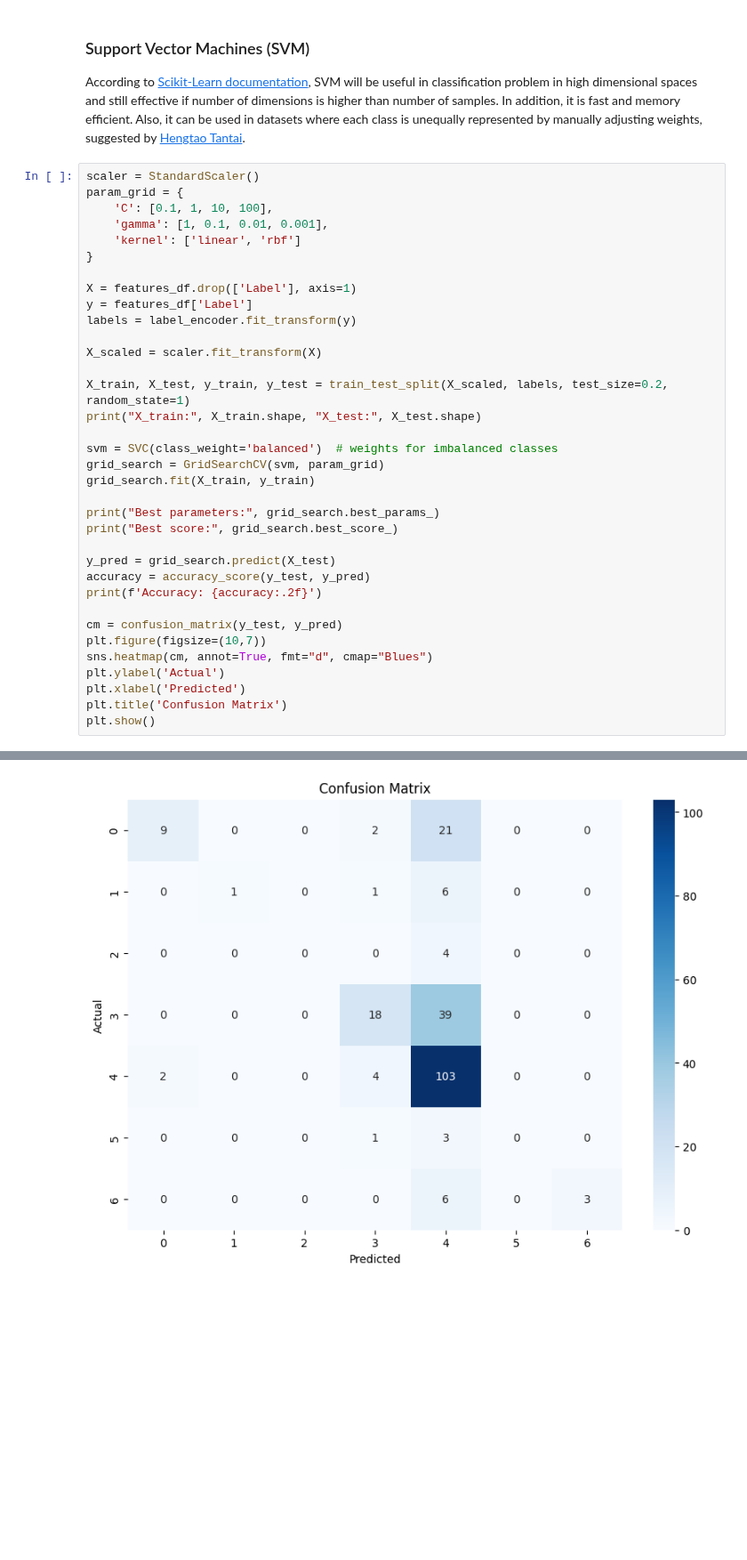
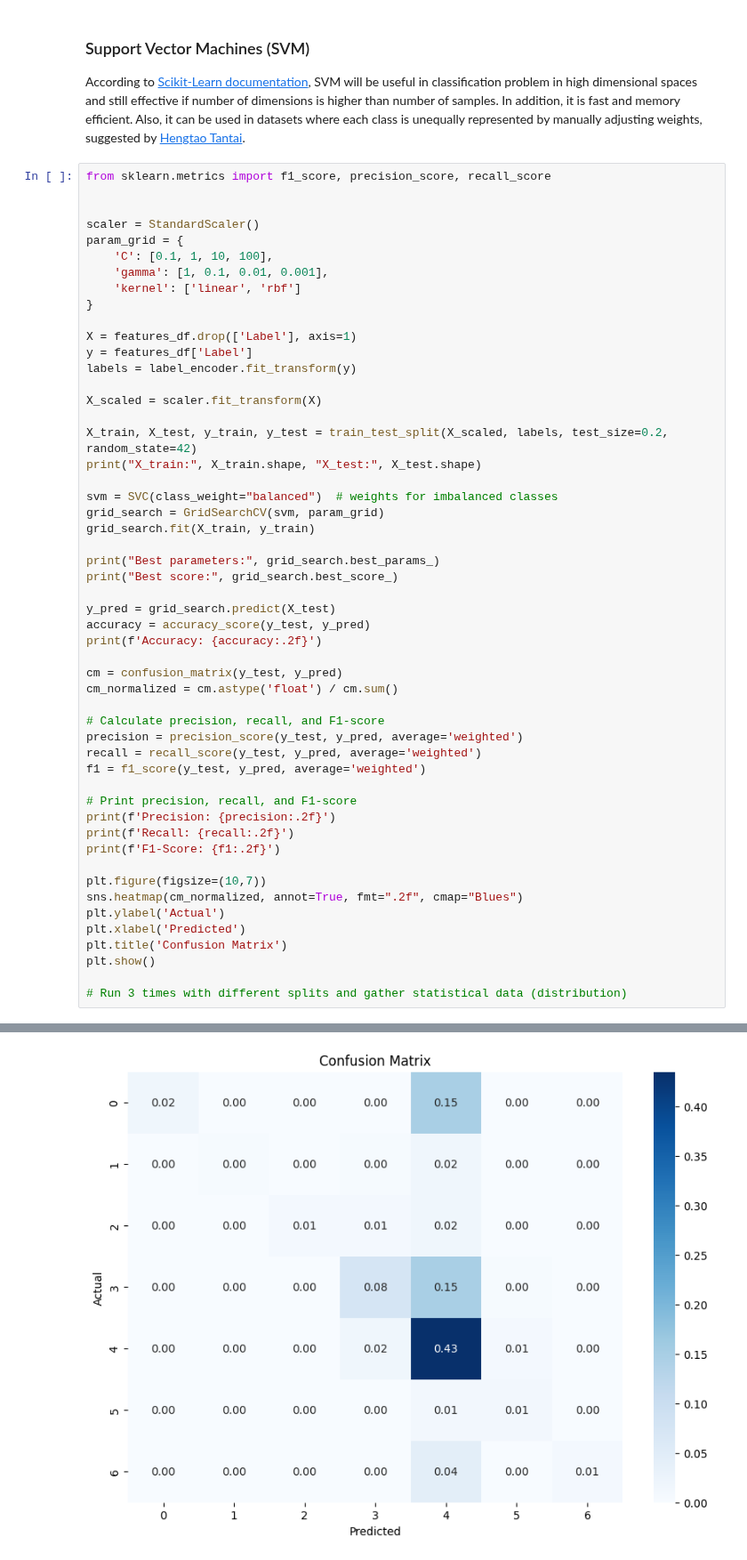
Before and after one commit to denskrlv/PosEmotion, a Jupyter notebook: posemotion.ipynb, the cells around one changed output, grey strips where cells are left out. Shown at 89% size. Drawn from its saved outputs; the diff is of its cells as text; blank space fills up the shorter version.

```diff
--- a/posemotion.ipynb
+++ b/posemotion.ipynb
@@ -469,6 +416,9 @@ Normalized Mutual Information: 0.035961257776306654
 
 According to [Scikit-Learn documentation](https://scikit-learn.org/stable/modules/svm.html), SVM will be useful in classification problem in high dimensional spaces and still effective if number of dimensions is higher than number of samples. In addition, it is fast and memory efficient. Also, it can be used in datasets where each class is unequally represented by manually adjusting weights, suggested by [Hengtao Tantai](https://medium.com/@zergtant/use-weighted-loss-function-to-solve-imbalanced-data-classification-problems-749237f38b75).
 # %%
+from sklearn.metrics import f1_score, precision_score, recall_score
+
+
 scaler = StandardScaler()
 param_grid = {
     'C': [0.1, 1, 10, 100],
@@ -482,10 +432,10 @@ labels = label_encoder.fit_transform(y)
 
 X_scaled = scaler.fit_transform(X)
 
-X_train, X_test, y_train, y_test = train_test_split(X_scaled, labels, test_size=0.2, random_state=1)
+X_train, X_test, y_train, y_test = train_test_split(X_scaled, labels, test_size=0.2, random_state=42)
 print("X_train:", X_train.shape, "X_test:", X_test.shape)
 
-svm = SVC(class_weight='balanced')  # weights for imbalanced classes
+svm = SVC(class_weight="balanced")  # weights for imbalanced classes
 grid_search = GridSearchCV(svm, param_grid)
 grid_search.fit(X_train, y_train)
 
@@ -497,12 +447,26 @@ accuracy = accuracy_score(y_test, y_pred)
 print(f'Accuracy: {accuracy:.2f}')
 
 cm = confusion_matrix(y_test, y_pred)
+cm_normalized = cm.astype('float') / cm.sum()
+
+# Calculate precision, recall, and F1-score
+precision = precision_score(y_test, y_pred, average='weighted')
+recall = recall_score(y_test, y_pred, average='weighted')
+f1 = f1_score(y_test, y_pred, average='weighted')
+
+# Print precision, recall, and F1-score
+print(f'Precision: {precision:.2f}')
+print(f'Recall: {recall:.2f}')
+print(f'F1-Score: {f1:.2f}')
+
 plt.figure(figsize=(10,7))
-sns.heatmap(cm, annot=True, fmt="d", cmap="Blues")
+sns.heatmap(cm_normalized, annot=True, fmt=".2f", cmap="Blues")
 plt.ylabel('Actual')
 plt.xlabel('Predicted')
 plt.title('Confusion Matrix')
 plt.show()
+
+# Run 3 times with different splits and gather statistical data (distribution)
 # %% [output]
 X_train: (892, 63) X_test: (223, 63)
 Best parameters: {'C': 100, 'gamma': 1, 'kernel': 'rbf'}
@@ -511 +478 @@ Accuracy: 0.60
-[figure, old version]
+[figure, new version]
```
Also changed, not shown: parts of 28 cells of this notebook, 3 other files.
